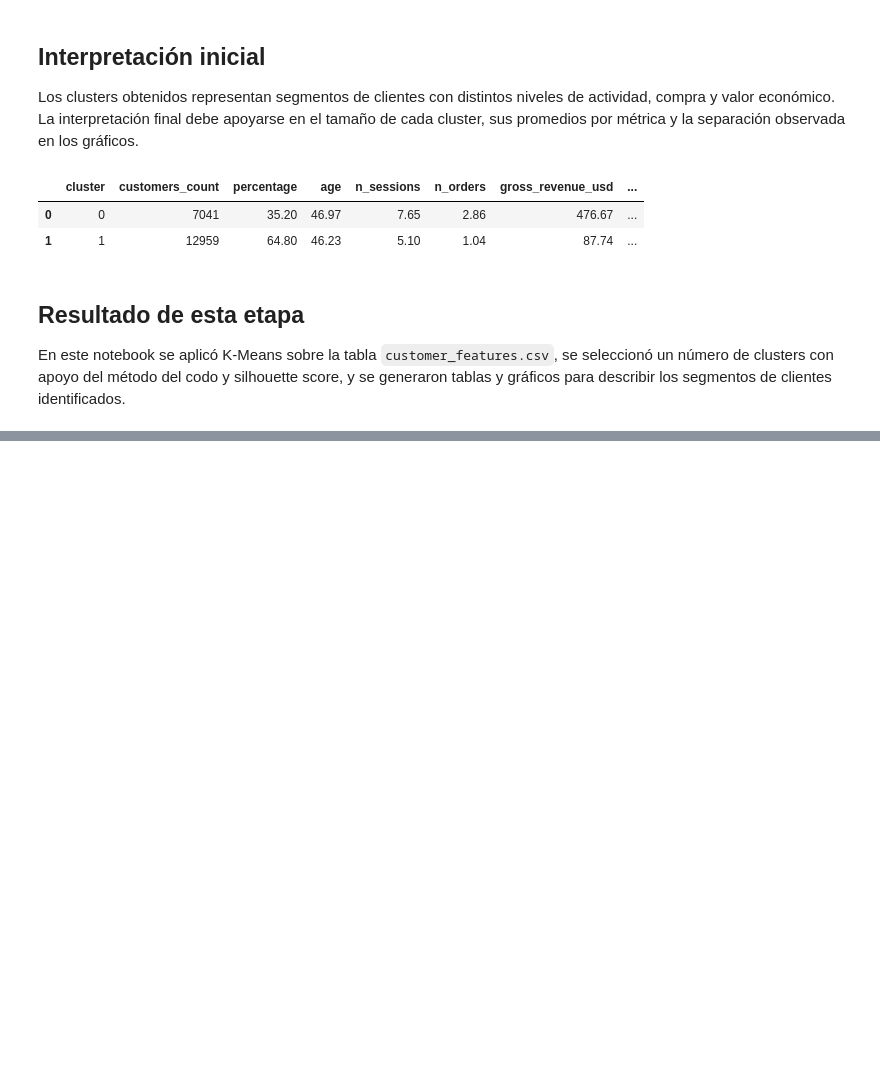
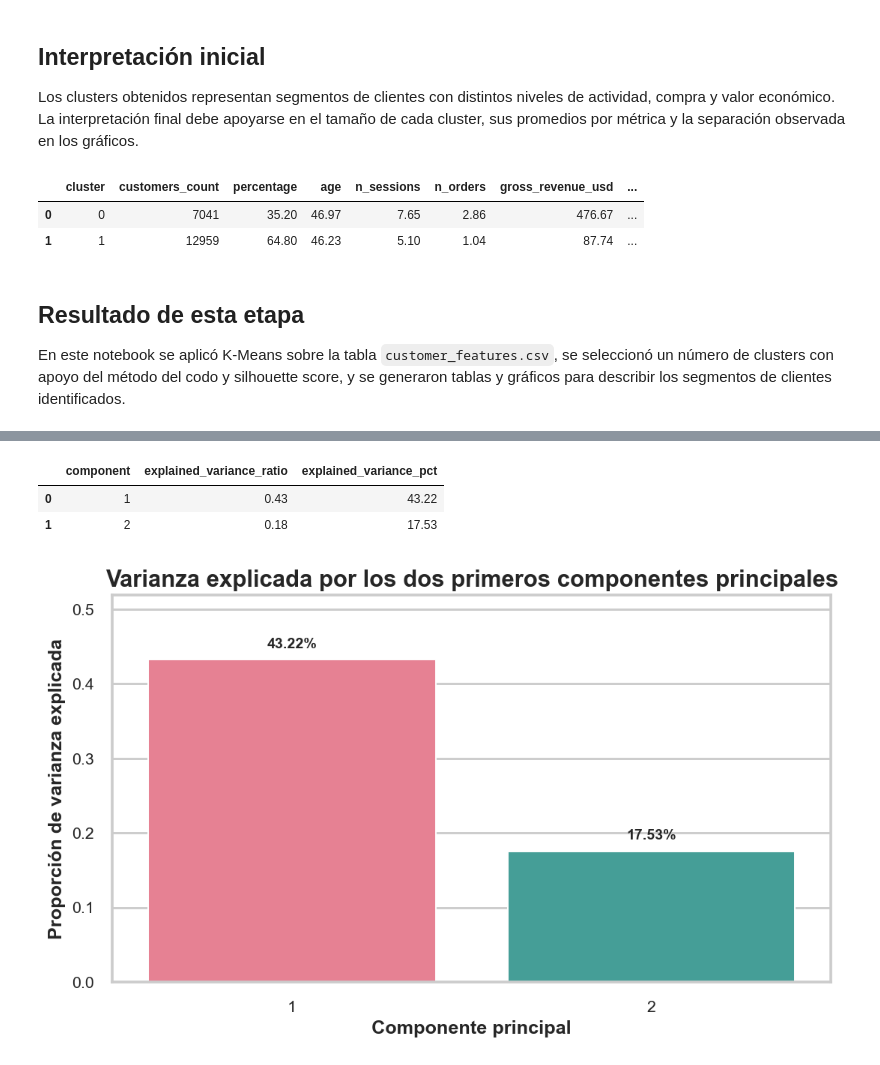
Before and after one commit to jairowjp/proyecto-aprendizaje-automatico-no-supervisado, a Jupyter notebook: notebooks/03-jj-clustering-clientes.ipynb, the cells around one changed output, grey strips where cells are left out. Saved outputs shown, nothing was run; the diff lists cells and outputs as text; code cells hidden in the pictures; blank space fills up the shorter version.

```diff
--- a/notebooks/03-jj-clustering-clientes.ipynb
+++ b/notebooks/03-jj-clustering-clientes.ipynb
@@ -608,0 +661,58 @@ En este notebook se aplicó K-Means sobre la tabla `customer_features.csv`, se s
+# %%
+# Crea un DataFrame para la varianza explicada de cada componente.
+pca_var_df = pd.DataFrame({
+    "component": [1, 2],
+    "explained_variance_ratio": explained_variance
+})
+pca_var_df["explained_variance_pct"] = (pca_var_df["explained_variance_ratio"] * 100).round(2)
+
+pca_var_df
+# %% [output]
+|  | component | explained_variance_ratio | explained_variance_pct |
+| 0 | 1 | 0.43 | 43.22 |
+| 1 | 2 | 0.18 | 17.53 |
+# %%
+# Grafica la varianza explicada por cada componente principal e incluye los porcentajes en cada barra.
+plt.figure(figsize=(8, 5))
+
+# Convierte component a string para evitar comportamientos no deseados en seaborn.
+pca_var_df["component"] = pca_var_df["component"].astype(str)
+
+# Paleta exacta para el número de componentes graficados.
+palette_pca = sns.color_palette("husl", n_colors=len(pca_var_df))
+
+ax = sns.barplot(
+    data=pca_var_df,
+    x="component",
+    y="explained_variance_ratio",
+    hue="component",
+    dodge=False,
+    legend=False,
+    palette=palette_pca,
+    edgecolor="white",
+    linewidth=1
+)
+
+for i, patch in enumerate(ax.patches):
+    height = patch.get_height()
+    pct = pca_var_df.loc[i, "explained_variance_pct"]
+    ax.annotate(
+        f"{pct:.2f}%",
+        (patch.get_x() + patch.get_width() / 2, height),
+        ha="center",
+        va="bottom",
+        fontsize=10,
+        fontweight="bold",
+        xytext=(0, 6),
+        textcoords="offset points"
+    )
+
+plt.title("Varianza explicada por los dos primeros componentes principales")
+plt.xlabel("Componente principal")
+plt.ylabel("Proporción de varianza explicada")
+plt.ylim(0, pca_var_df["explained_variance_ratio"].max() * 1.20)
+plt.tight_layout()
+save_plot("pca_varianza_explicada.png")
+plt.show()
+# %% [output]
+[figure, added]
```
Also changed, not shown: parts of 10 cells of this notebook.
